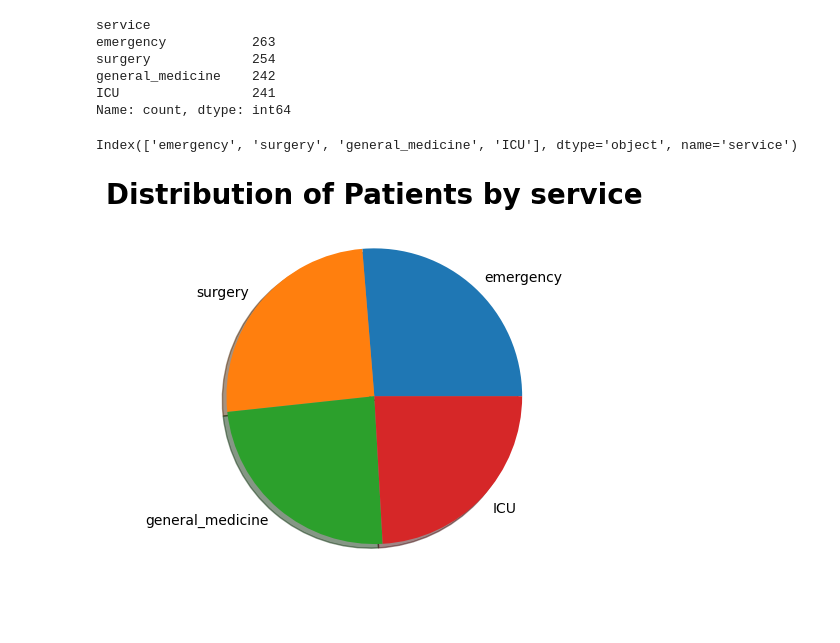
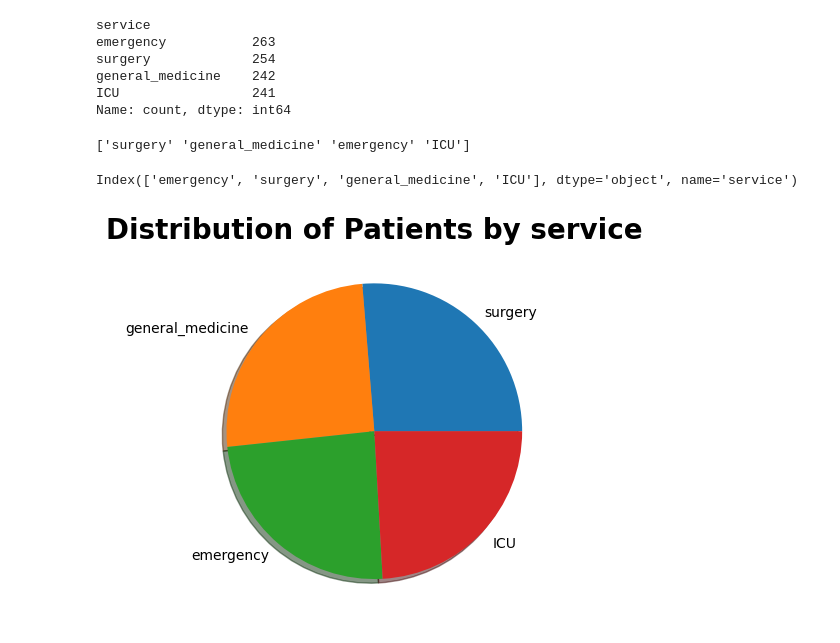
Before and after one commit to miranoriz/AIMLTraining, a Jupyter notebook: Day12_matplotlib/matplotlib_pie.ipynb, the cells around one changed output. Saved outputs shown, nothing was run; the diff lists cells and outputs as text; code cells hidden in the pictures.

```diff
--- a/Day12_matplotlib/matplotlib_pie.ipynb
+++ b/Day12_matplotlib/matplotlib_pie.ipynb
@@ -50,13 +50,18 @@ general_medicine    242
 ICU                 241
 Name: count, dtype: int64
 # %%
-service_name = services_count.index
-print(service_name)
+service_name1 = pd.unique(df['service'])
+print(service_name1)
 # %% [output]
-Index(['emergency', 'surgery', 'general_medicine', 'ICU'], dtype='object', name='service')
+['surgery' 'general_medicine' 'emergency' 'ICU']
+# %%
+service_name = services_counts.index
+print(service_name)
+# %% [output]
+Index(['emergency', 'surgery', 'general_medicine', 'ICU'], dtype='object', name='service')
 # %%
-plt.pie(services_count, labels=service_name, shadow=True)
+plt.pie(services_counts, labels=service_name1, shadow=True)
 plt.title("Distribution of Patients by service", fontsize=20, fontweight='bold')
 plt.show()
 # %% [output]
-[figure, old version]
+[figure, new version]
```
Also changed, not shown: 3 other files.
